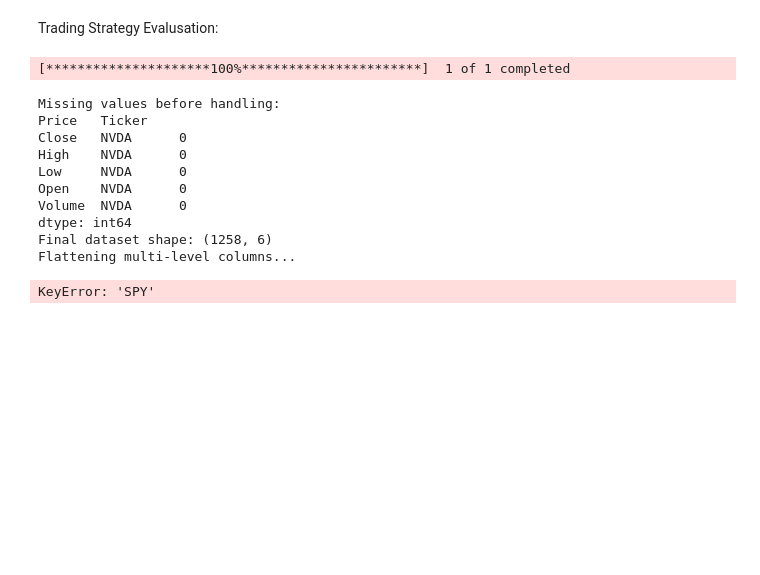
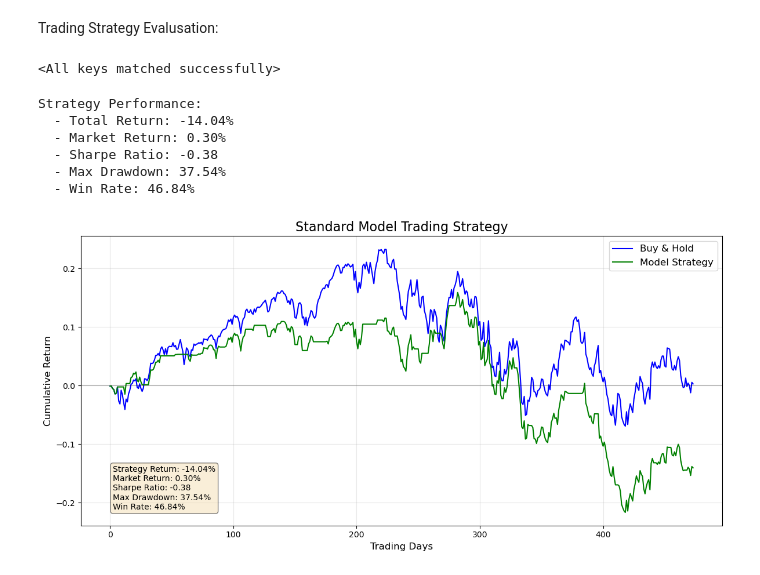
Before and after one commit to fallxns/MachineLearningPipeline, a Jupyter notebook: AIPipeline.ipynb, the cells around one changed output. Saved outputs shown, nothing was run; the diff lists cells and outputs as text; code cells hidden in the pictures; blank space fills up the shorter version.

```diff
--- a/AIPipeline.ipynb
+++ b/AIPipeline.ipynb
@@ -797,57 +1207,0 @@ def evaluate_trading_strategy(model, test_data, regime_aware=False):
-# %%
-if __name__ == "__main__":
-    # Load and preprocess data
-    nvidia_data = get_data('NVDA', '2019-01-01', '2023-12-31')
-    data = preprocess_data(nvidia_data)
-    data = engineer_features(data)
-
-    # Identify market regimes
-    data = identify_market_regimes(data, n_clusters=3)
-
-    # Split data
-    train_size = int(len(data) * 0.7)
-    val_size = int(len(data) * 0.15)
-
-    train_data = data.iloc[:train_size]
-    val_data = data.iloc[train_size:train_size+val_size]
-    test_data = data.iloc[train_size+val_size:]
-
-    # Create datasets and dataloaders
-    train_dataset = FinancialDataset(train_data, seq_length=10)
-    val_dataset = FinancialDataset(val_data, seq_length=10)
-    test_dataset = FinancialDataset(test_data, seq_length=10)
-
-    train_loader = DataLoader(train_dataset, batch_size=32, shuffle=True)
-    val_loader = DataLoader(val_dataset, batch_size=32)
-    test_loader = DataLoader(test_dataset, batch_size=32)
-
-    # Create models
-    input_dim = len(train_dataset.feature_cols)
-    num_regimes = len(data['regime'].unique())
-
-    standard_model = NumericalOnlyModel(input_dim, hidden_dim=64, num_layers=2, dropout=0.2).to(device)
-    regime_model = RegimeAwareModel(input_dim, num_regimes, hidden_dim=64, num_layers=2, dropout=0.2).to(device)
-
-    # Train models
-    standard_metrics = train_model(standard_model, train_loader, val_loader, epochs=50, lr=0.001, regime_aware=False)
-    regime_metrics = train_model(regime_model, train_loader, val_loader, epochs=50, lr=0.001, regime_aware=True)
-
-    # Plot results
-    plot_results(standard_metrics, regime_metrics)
-
-    # Evaluate trading strategies
-    standard_returns, _ = evaluate_trading_strategy(standard_model, test_data, regime_aware=False)
-    regime_returns, market_returns = evaluate_trading_strategy(regime_model, test_data, regime_aware=True)
-# %% [output]
-[*********************100%***********************]  1 of 1 completed
-Missing values before handling:
-Price   Ticker
-Close   NVDA      0
-High    NVDA      0
-Low     NVDA      0
-Open    NVDA      0
-Volume  NVDA      0
-dtype: int64
-Final dataset shape: (1258, 6)
-Flattening multi-level columns...
-KeyError: 'SPY'
@@ -853,0 +1252,23 @@ KeyError: 'SPY'
+# %%
+standard_model.load_state_dict(torch.load('best_model.pth'))
+# %% [output]
+<All keys matched successfully>
+# %%
+strategy_results = evaluate_trading_strategy(
+    standard_model,
+    data_prep['test_data'],
+    data_prep['test_loader'],
+    device,
+    regime_aware=False
+)
+# %% [output]
+Strategy Performance:
+  - Total Return: -14.04%
+  - Market Return: 0.30%
+  - Sharpe Ratio: -0.38
+  - Max Drawdown: 37.54%
+  - Win Rate: 46.84%
+# %%
+plot_strategy_returns(strategy_results, title="Standard Model Trading Strategy")
+# %% [output]
+[figure, added]
```
Also changed, not shown: parts of 24 cells of this notebook.
